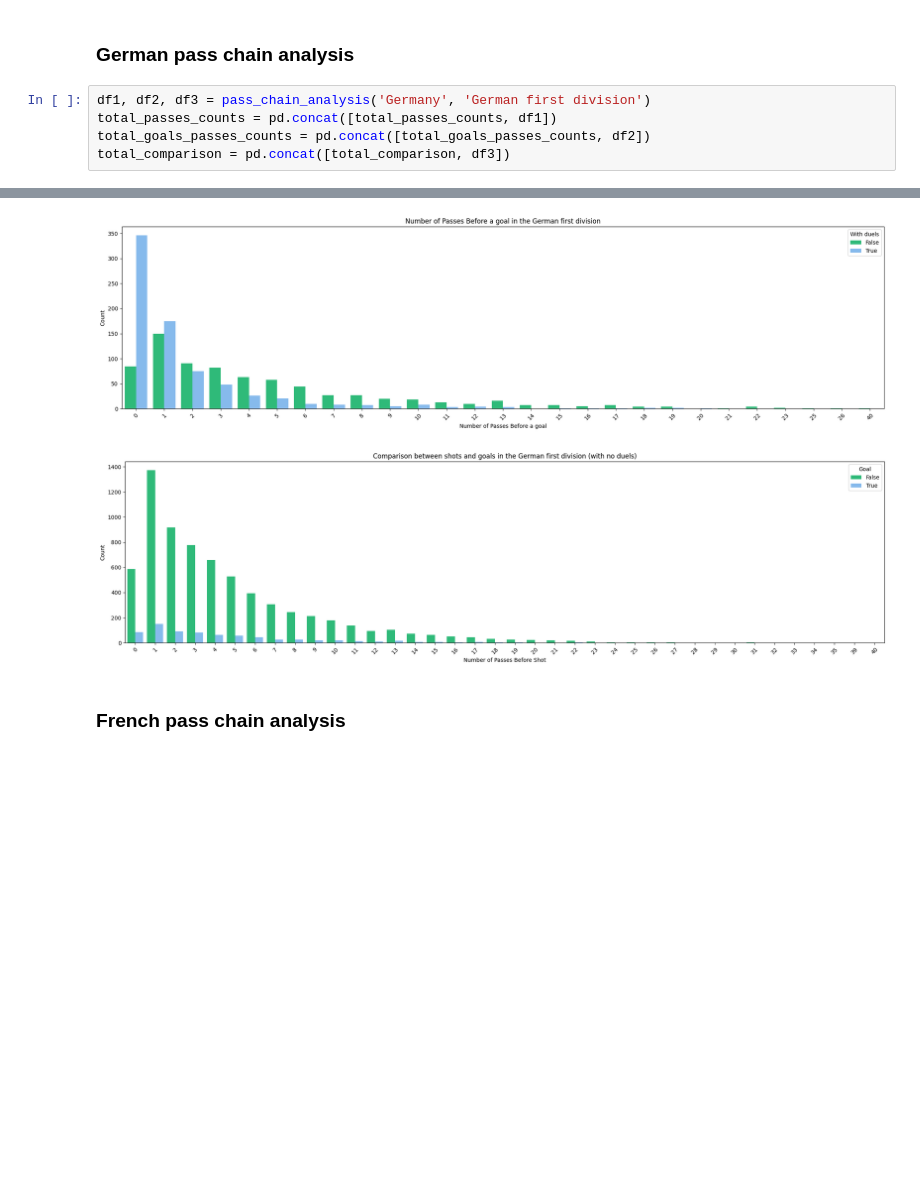
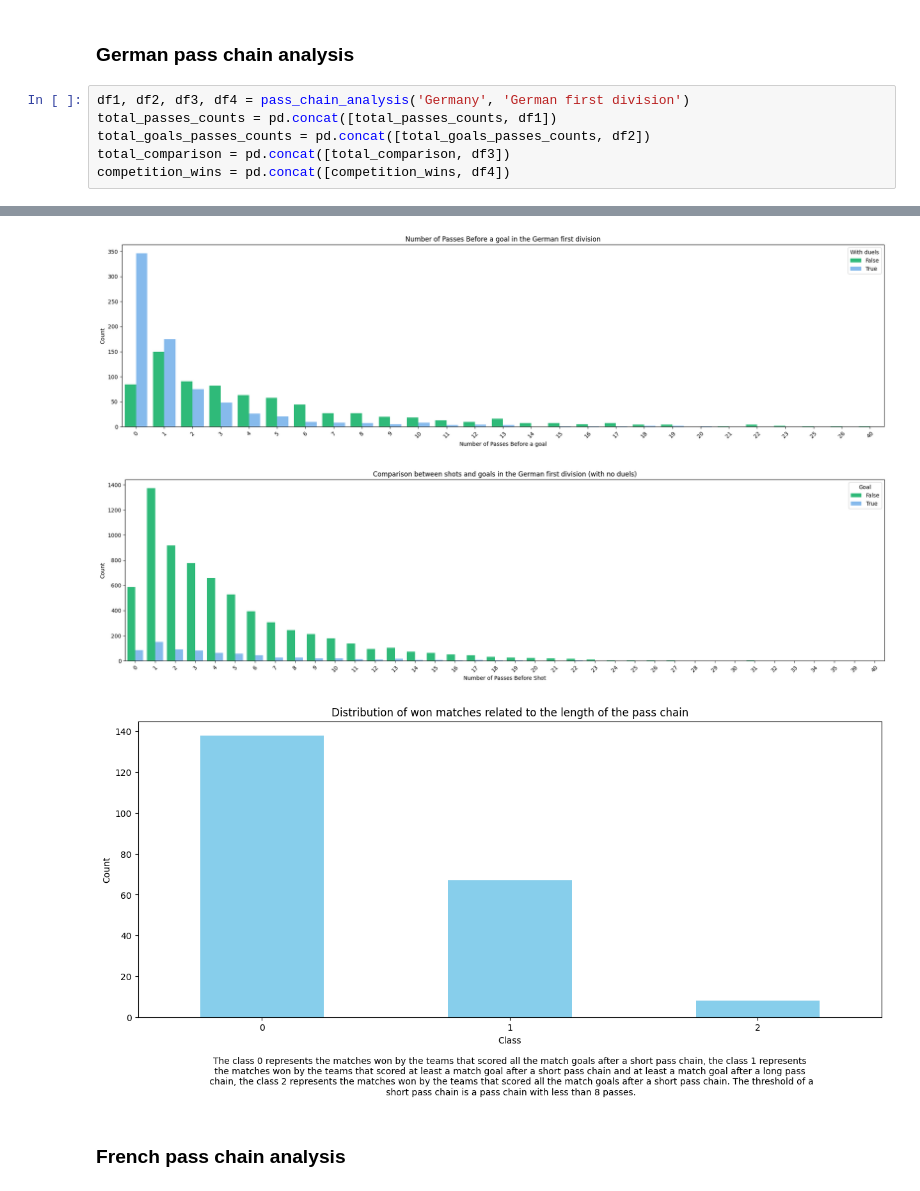
Before and after one commit to PasqualeEsposito/Geospatial_Analytics, a Jupyter notebook: Pass_chains_analysis.ipynb, the cells around one changed output, grey strips where cells are left out. Drawn from its saved outputs; the diff is of its cells as text; blank space fills up the shorter version.

```diff
--- a/Pass_chains_analysis.ipynb
+++ b/Pass_chains_analysis.ipynb
@@ -192,14 +224,16 @@ total_comparison = pd.concat([total_comparison, df3])
 # %% [markdown]
 ### German pass chain analysis
 # %%
-df1, df2, df3 = pass_chain_analysis('Germany', 'German first division')
+df1, df2, df3, df4 = pass_chain_analysis('Germany', 'German first division')
 total_passes_counts = pd.concat([total_passes_counts, df1])
 total_goals_passes_counts = pd.concat([total_goals_passes_counts, df2])
 total_comparison = pd.concat([total_comparison, df3])
+competition_wins = pd.concat([competition_wins, df4])
 # %% [output]
 [figure]
 [figure]
 [figure]
+[figure, added]
 # %% [markdown]
 ### French pass chain analysis
 # %%
```
Also changed, not shown: parts of 12 cells of this notebook.
